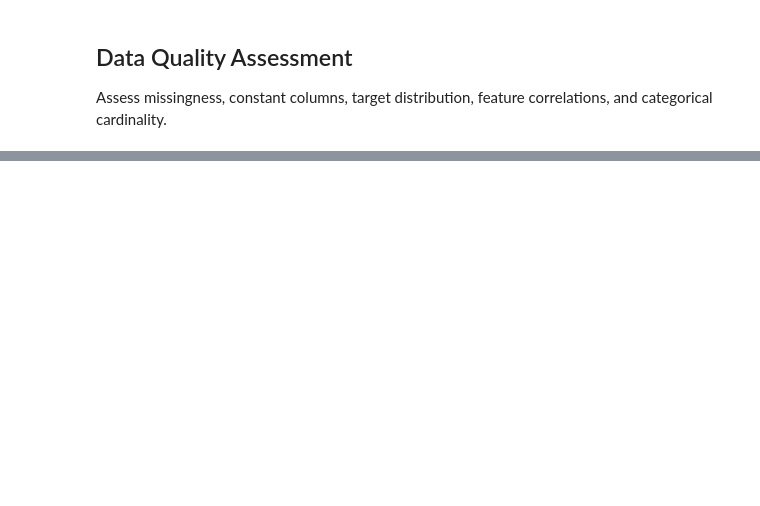
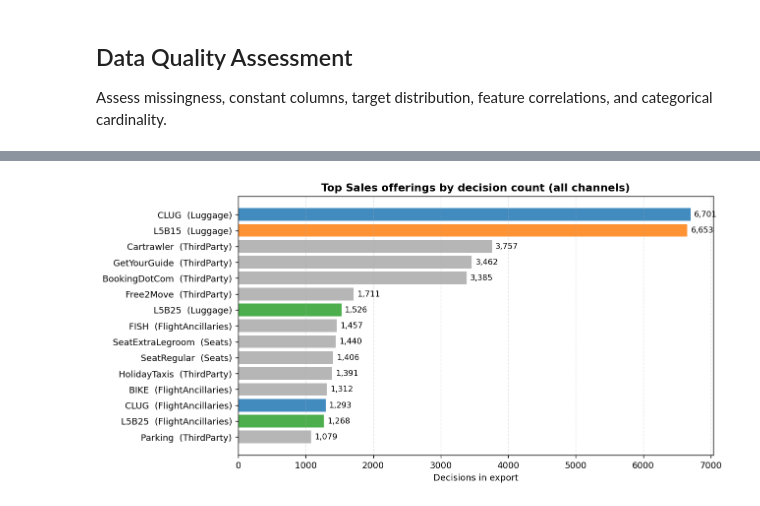
Before and after one commit to bosnbos/xai-fidelity-benchmark, a Jupyter notebook: notebooks/03_eda.ipynb, the cells around one changed output, grey strips where cells are left out. Cells and saved outputs as stored; diff of their text form; code cells hidden in the pictures; blank space fills up the shorter version.

```diff
--- a/notebooks/03_eda.ipynb
+++ b/notebooks/03_eda.ipynb
@@ -84,0 +310,25 @@ cat_summary.head(30)
+# %%
+# ── Top offerings by decision count ──────────────────────────────────────
+top = (sales.groupby(["pyName", "pyGroup"])
+            .size()
+            .reset_index(name="decisions")
+            .sort_values("decisions", ascending=False)
+            .head(15))
+
+fig, ax = plt.subplots(figsize=(10, 5))
+bars = ax.barh(
+    top["pyName"] + "  (" + top["pyGroup"] + ")",
+    top["decisions"],
+    color=[COLORS.get(n, "#aaa") for n in top["pyName"]],
+    alpha=0.85,
+)
+ax.bar_label(bars, labels=[f"{v:,.0f}" for v in top["decisions"]], padding=4, fontsize=9)
+ax.invert_yaxis()
+ax.set_xlabel("Decisions in export")
+ax.set_title("Top Sales offerings by decision count (all channels)", fontsize=12, fontweight="bold")
+ax.grid(axis="x", alpha=0.3, linestyle="--")
+plt.tight_layout()
+plt.savefig("../data/top_offerings.png", dpi=130, bbox_inches="tight")
+plt.show()
+# %% [output]
+[figure, added]
```
Also changed, not shown: parts of 12 cells of this notebook, 5 other files.
